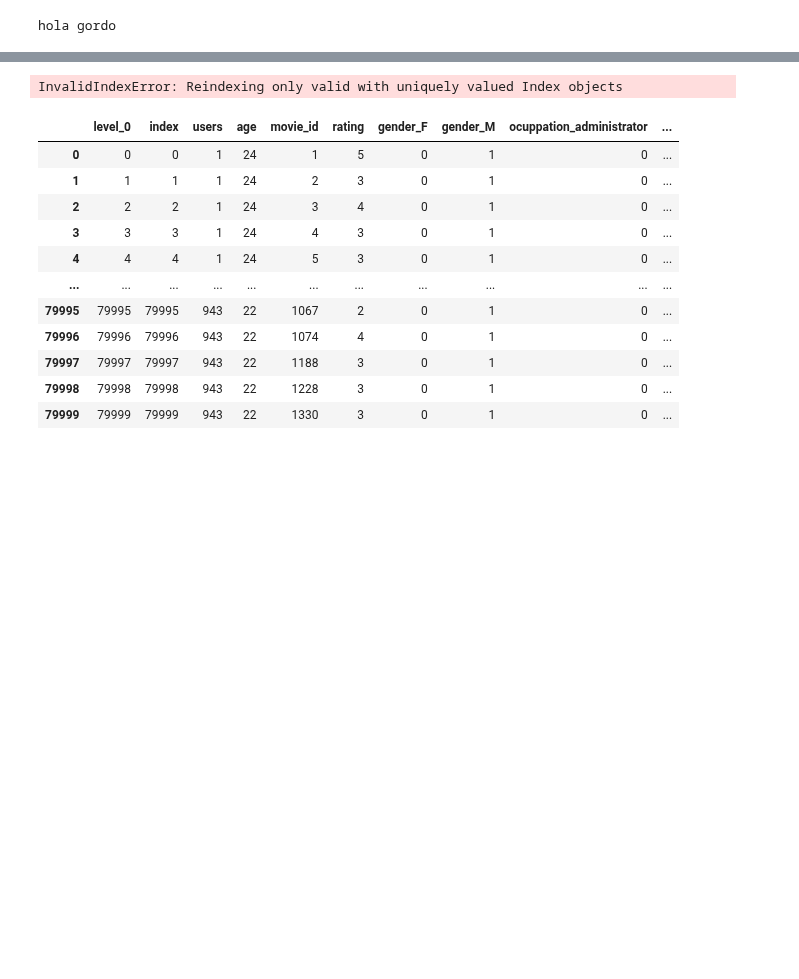
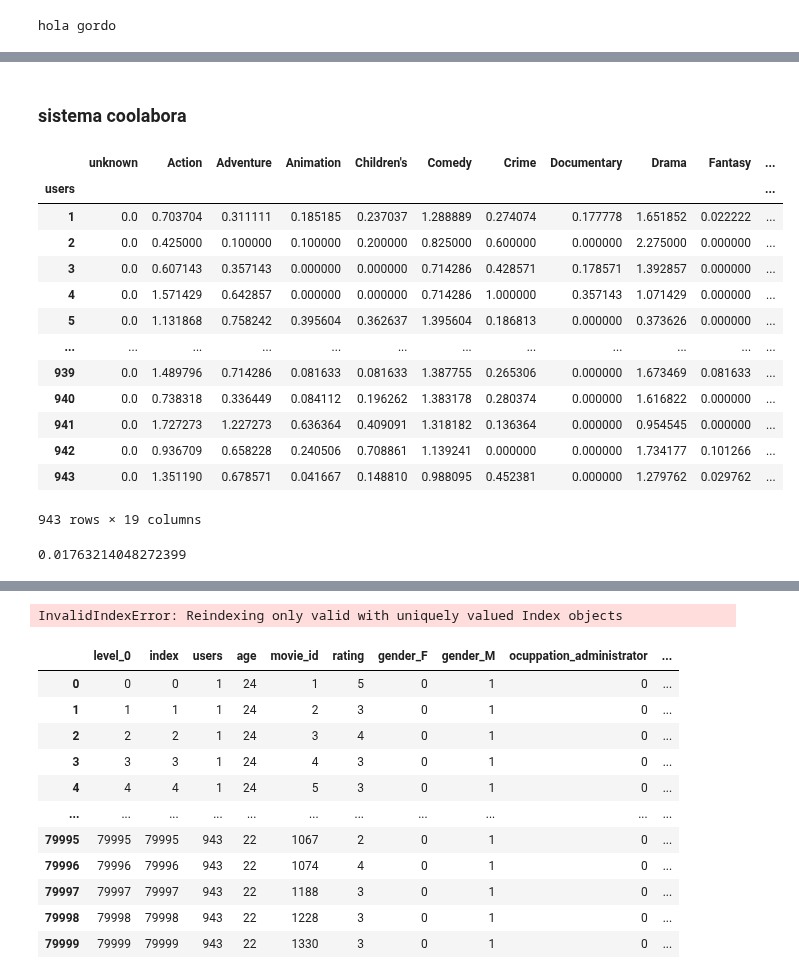
Before and after one commit to briabad/sistemas_recomendacion_movies, a Jupyter notebook: notebook.ipynb, the cells around one changed output, grey strips where cells are left out. Drawn from its saved outputs; the diff is of its cells as text; code cells hidden in the pictures; blank space fills up the shorter version.

```diff
--- a/notebook.ipynb
+++ b/notebook.ipynb
@@ -17,4 +18,4 @@ df_calif = pd.read_csv(PATH+r'\u1_base.txt',sep="	", encoding='latin-1',header=N
 df_users = pd.read_csv(PATH+r'\users.txt',sep="	", encoding='latin-1',header=None, names=["users","age","gender","ocuppation"])
 # %%
 df_concat = df_users.merge(df_calif, left_on='users', right_on='users')
-df_concat.merge(df_items, left_on='movie_id', right_on='movie_id')
+df_full = df_concat.merge(df_items, left_on='movie_id', right_on='movie_id')
@@ -34,0 +22,9 @@ df_concat.merge(df_items, left_on='movie_id', right_on='movie_id')
+# %%
+#crear vector de preferencias
+df_pref = pd.DataFrame([])
+generos_lista = ['unknown','Action', 'Adventure', 'Animation', "Children's", 'Comedy', 'Crime',
+       'Documentary', 'Drama', 'Fantasy', 'Film-Noir', 'Horror', 'Musical',
+       'Mystery', 'Romance', 'Sci-Fi', 'Thriller', 'War', 'Western']
+df_pref[generos_lista] = df_full[generos_lista].mul(df_full['rating'], axis= 0 )
+df_pref['users']  = df_full["users"]
+df_pref = df_pref.groupby('users').mean()
@@ -34,0 +47,31 @@ df_concat.merge(df_items, left_on='movie_id', right_on='movie_id')
+# %% [markdown]
+### sistema coolabora
+# %%
+df_pref
+# %% [output]
+|  | unknown | Action | Adventure | Animation | Children's | Comedy | Crime | Documentary | Drama | Fantasy | ... |
+| users |  |  |  |  |  |  |  |  |  |  | ... |
+| 1 | 0.0 | 0.703704 | 0.311111 | 0.185185 | 0.237037 | 1.288889 | 0.274074 | 0.177778 | 1.651852 | 0.022222 | ... |
+| 2 | 0.0 | 0.425000 | 0.100000 | 0.100000 | 0.200000 | 0.825000 | 0.600000 | 0.000000 | 2.275000 | 0.000000 | ... |
+| 3 | 0.0 | 0.607143 | 0.357143 | 0.000000 | 0.000000 | 0.714286 | 0.428571 | 0.178571 | 1.392857 | 0.000000 | ... |
+| 4 | 0.0 | 1.571429 | 0.642857 | 0.000000 | 0.000000 | 0.714286 | 1.000000 | 0.357143 | 1.071429 | 0.000000 | ... |
+| 5 | 0.0 | 1.131868 | 0.758242 | 0.395604 | 0.362637 | 1.395604 | 0.186813 | 0.000000 | 0.373626 | 0.000000 | ... |
+| ... | ... | ... | ... | ... | ... | ... | ... | ... | ... | ... | ... |
+| 939 | 0.0 | 1.489796 | 0.714286 | 0.081633 | 0.081633 | 1.387755 | 0.265306 | 0.000000 | 1.673469 | 0.081633 | ... |
+| 940 | 0.0 | 0.738318 | 0.336449 | 0.084112 | 0.196262 | 1.383178 | 0.280374 | 0.000000 | 1.616822 | 0.000000 | ... |
+| 941 | 0.0 | 1.727273 | 1.227273 | 0.636364 | 0.409091 | 1.318182 | 0.136364 | 0.000000 | 0.954545 | 0.000000 | ... |
+| 942 | 0.0 | 0.936709 | 0.658228 | 0.240506 | 0.708861 | 1.139241 | 0.000000 | 0.000000 | 1.734177 | 0.101266 | ... |
+| 943 | 0.0 | 1.351190 | 0.678571 | 0.041667 | 0.148810 | 0.988095 | 0.452381 | 0.000000 | 1.279762 | 0.029762 | ... |
+943 rows × 19 columns
+# %%
+# sistema por contenido compara un usuario contra todos los suarios
+#hacer pearson
+#regresar n mejores usuarios
+# definir una formula para buscar afinidad entre las peliculas que aparezcan entre los usuarios.
+# tendriamos que encontrar los n mejroes usuarios. Listar las peliculas de esos mejores nsuarios
+#crear un ratio de afinidad para cada pelicula vista por los n usuarios mas cercanos tomando en cuenta el ratio de afinidad entre usuarios y la puntuacion
+movie_a = df_pref.iloc[0].to_list()
+movie_b = df_pref.iloc[10].to_list()
+spatial.distance.cosine(movie_a, movie_b)
+# %% [output]
+0.01763214048272399
```
Also changed, not shown: parts of 14 cells of this notebook, 2 other files.
